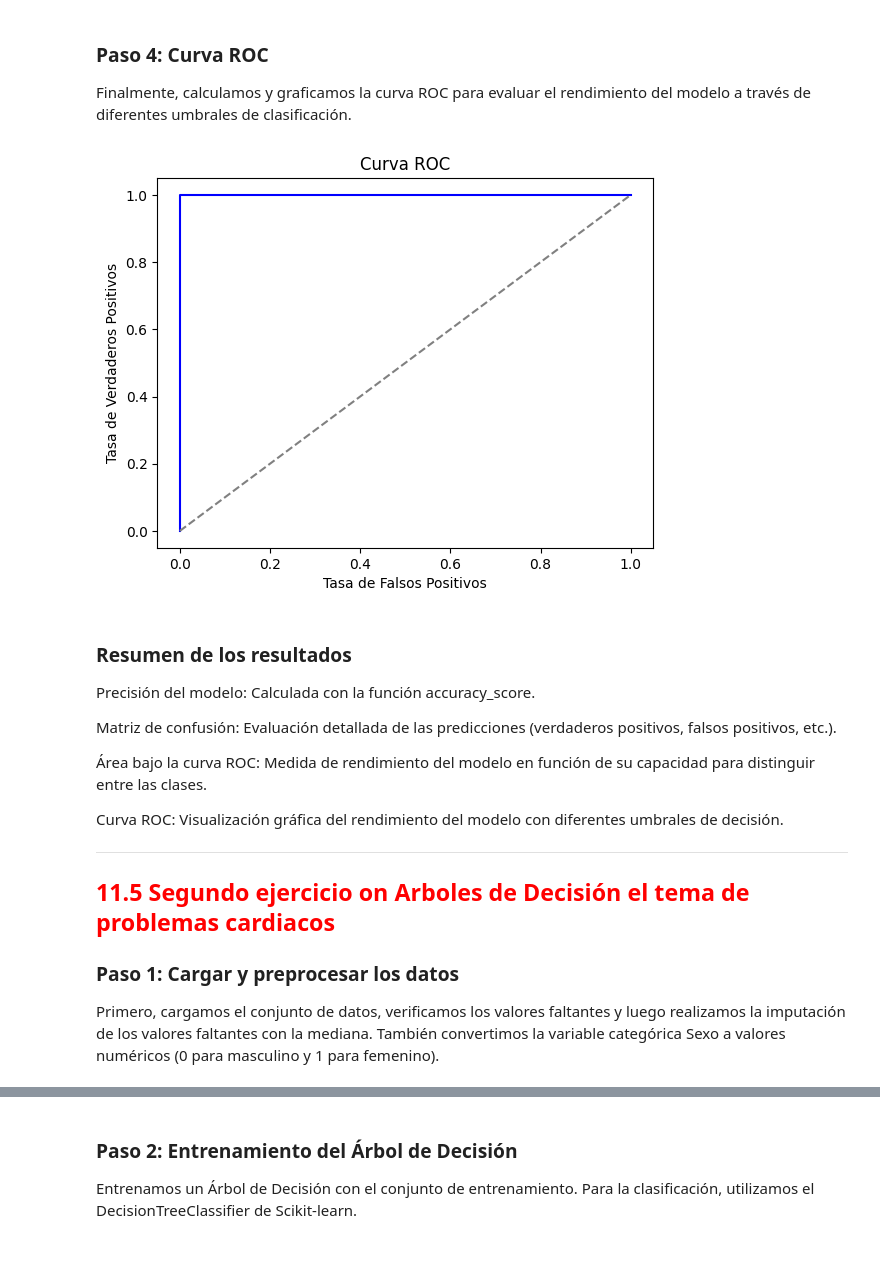
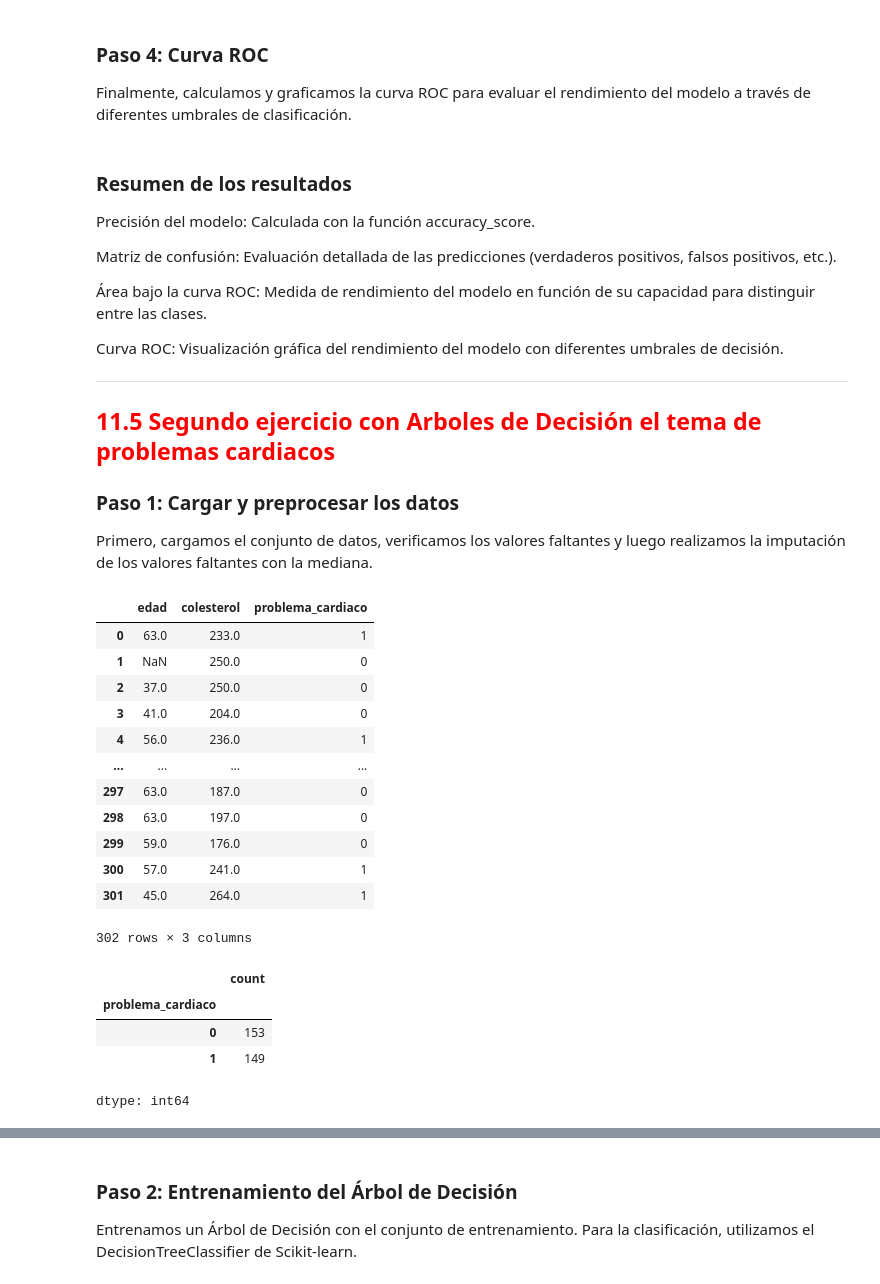
Before and after one commit to jgesc-05/clase-inteligencia-artificial, a Jupyter notebook: Fundamento_Cuaderno_11_Árboles_de_Decisión_para_Clasificación.ipynb, the cells around one changed output, grey strips where cells are left out. Saved outputs shown, nothing was run; the diff lists cells and outputs as text; code cells hidden in the pictures; blank space fills up the shorter version.

```diff
--- a/Fundamento_Cuaderno_11_Árboles_de_Decisión_para_Clasificación.ipynb
+++ b/Fundamento_Cuaderno_11_Árboles_de_Decisión_para_Clasificación.ipynb
@@ -196,15 +189,13 @@ plt.show()
 Finalmente, calculamos y graficamos la curva ROC para evaluar el rendimiento del modelo a través de diferentes umbrales de clasificación.
 # %%
 # Curva ROC
-fpr, tpr, thresholds = roc_curve(y_test, tree_clf.predict_proba(X_test)[:, 1])
+fpr, tpr, thresholds = roc_curve(y, tree_clf.predict_proba(X)[:, 1])
 plt.plot(fpr, tpr, color='blue')
 plt.plot([0, 1], [0, 1], color='gray', linestyle='--')
 plt.title('Curva ROC')
 plt.xlabel('Tasa de Falsos Positivos')
 plt.ylabel('Tasa de Verdaderos Positivos')
 plt.show()
-# %% [output]
-[figure, removed]
 # %% [markdown]
 ### Resumen de los resultados
 Precisión del modelo: Calculada con la función accuracy_score.
@@ -217,27 +208,44 @@ Curva ROC: Visualización gráfica del rendimiento del modelo con diferentes umb
 
 ---
 
-## <font color="red">11.5 Segundo ejercicio on Arboles de Decisión el tema de problemas cardiacos
+## <font color="red">11.5 Segundo ejercicio con Arboles de Decisión el tema de problemas cardiacos
 
 ### Paso 1: Cargar y preprocesar los datos
-Primero, cargamos el conjunto de datos, verificamos los valores faltantes y luego realizamos la imputación de los valores faltantes con la mediana. También convertimos la variable categórica Sexo a valores numéricos (0 para masculino y 1 para femenino).
+Primero, cargamos el conjunto de datos, verificamos los valores faltantes y luego realizamos la imputación de los valores faltantes con la mediana.
 # %%
 import pandas as pd
 from sklearn.preprocessing import LabelEncoder
 from sklearn.model_selection import train_test_split
 from sklearn.tree import DecisionTreeClassifier, plot_tree
 from sklearn.metrics import accuracy_score, confusion_matrix, roc_auc_score, roc_curve
 import matplotlib.pyplot as plt
 import numpy as np
 
 
 # Cargar el dataset
 url = "https://raw.githubusercontent.com/adiacla/bigdata/refs/heads/master/pacientes.csv"
 df_patients = pd.read_csv(url)
 
-# Verificar las columnas disponibles
-print("Columnas disponibles en el dataset:", df_patients.columns.tolist())
-
-# Imputar valores faltantes con la mediana
-df_patients = df_patients.fillna(df_patients.median(numeric_only=True))
-label_col_name='problema_cardiaco'
+df_patients
+# %% [output]
+|  | edad | colesterol | problema_cardiaco |
+| 0 | 63.0 | 233.0 | 1 |
+| 1 | NaN | 250.0 | 0 |
+| 2 | 37.0 | 250.0 | 0 |
+| 3 | 41.0 | 204.0 | 0 |
+| 4 | 56.0 | 236.0 | 1 |
+| ... | ... | ... | ... |
+| 297 | 63.0 | 187.0 | 0 |
+| 298 | 63.0 | 197.0 | 0 |
+| 299 | 59.0 | 176.0 | 0 |
+| 300 | 57.0 | 241.0 | 1 |
+| 301 | 45.0 | 264.0 | 1 |
+302 rows × 3 columns
+# %%
+df_patients.problema_cardiaco.value_counts()
+# %% [output]
+|  | count |
+| problema_cardiaco |  |
+| 0 | 153 |
+| 1 | 149 |
+dtype: int64
```
Also changed, not shown: parts of 37 cells of this notebook.
